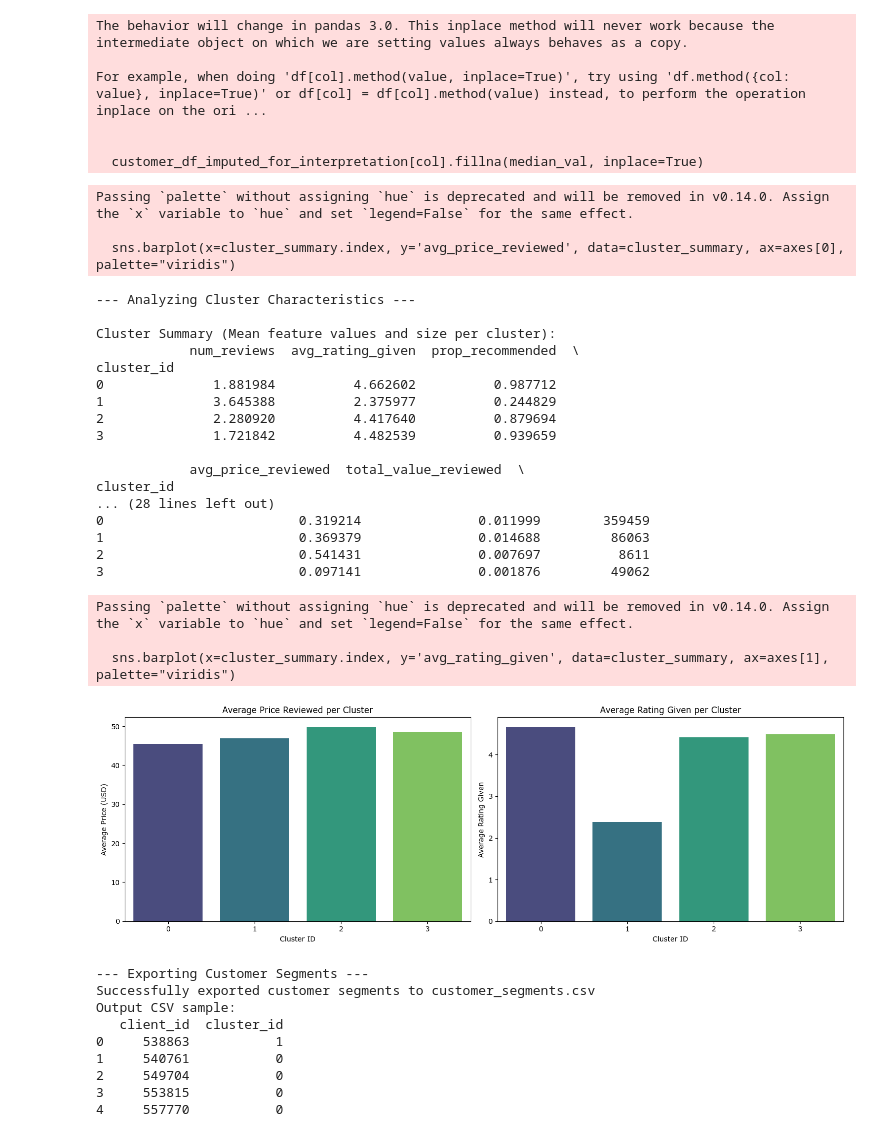
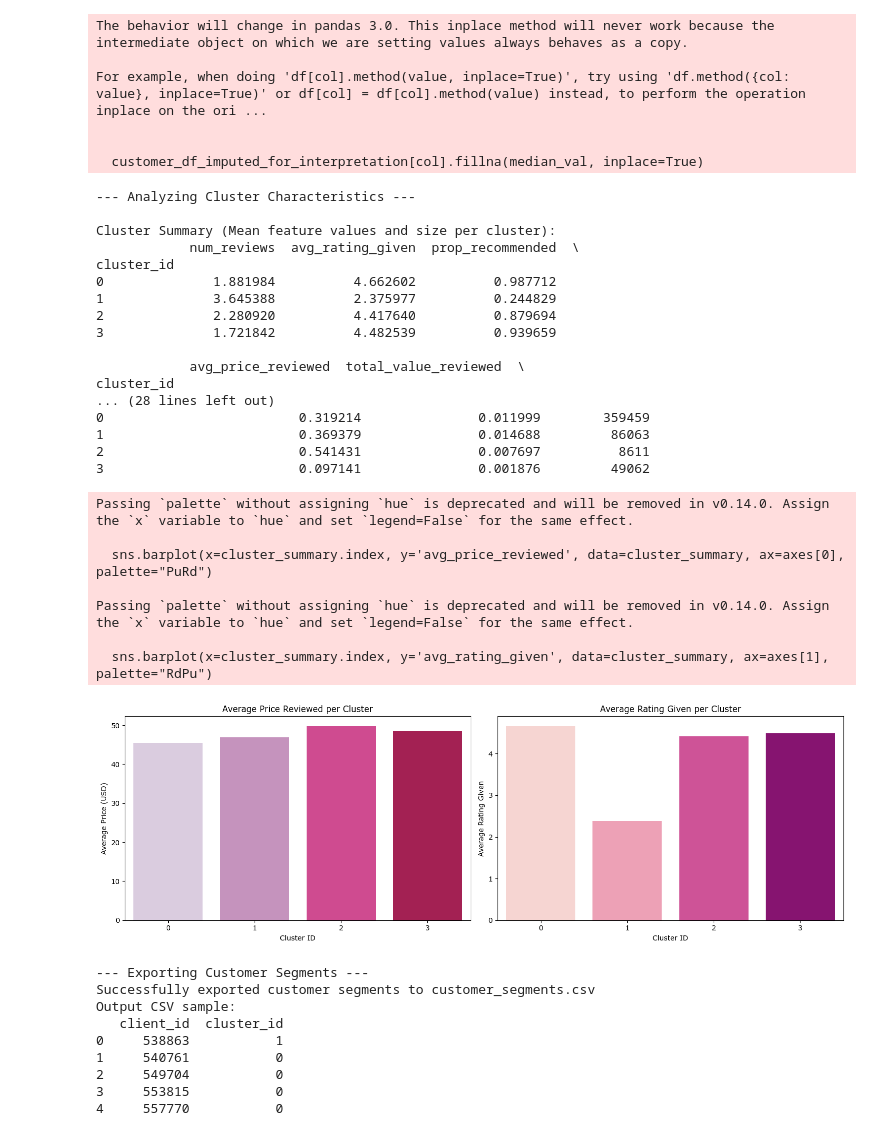
Before and after one commit to mariusprd/sephora-product-analysis, a Jupyter notebook: notebooks/m2.ipynb, the cells around one changed output. Cells and saved outputs as stored; diff of their text form; code cells hidden in the pictures.

Commit message:
impartirea clientilor pe clustere

```diff
--- a/notebooks/m2.ipynb
+++ b/notebooks/m2.ipynb
@@ -428,56 +428,57 @@ else:
     # Calculate mean feature values for each cluster
     cluster_summary = customer_df_final.groupby('cluster_id').mean()
 
     # Also get cluster sizes
     cluster_sizes = customer_df_final['cluster_id'].value_counts().sort_index()
     cluster_summary['cluster_size'] = cluster_sizes
 
     print("\nCluster Summary (Mean feature values and size per cluster):")
     print(cluster_summary)
 
     # Example: Visualize 'avg_price_reviewed' and 'avg_rating_given' per cluster
     if 'avg_price_reviewed' in cluster_summary.columns and 'avg_rating_given' in cluster_summary.columns:
         fig, axes = plt.subplots(1, 2, figsize=(15, 5))
 
-        sns.barplot(x=cluster_summary.index, y='avg_price_reviewed', data=cluster_summary, ax=axes[0], palette="viridis")
+        sns.barplot(x=cluster_summary.index, y='avg_price_reviewed', data=cluster_summary, ax=axes[0], palette="PuRd")
         axes[0].set_title('Average Price Reviewed per Cluster')
         axes[0].set_xlabel('Cluster ID')
         axes[0].set_ylabel('Average Price (USD)')
 
-        sns.barplot(x=cluster_summary.index, y='avg_rating_given', data=cluster_summary, ax=axes[1], palette="viridis")
+        sns.barplot(x=cluster_summary.index, y='avg_rating_given', data=cluster_summary, ax=axes[1], palette="RdPu")
         axes[1].set_title('Average Rating Given per Cluster')
         axes[1].set_xlabel('Cluster ID')
         axes[1].set_ylabel('Average Rating Given')
 
         plt.tight_layout()
         plt.show()
     else:
         print("Note: 'avg_price_reviewed' or 'avg_rating_given' not available for plotting cluster summary.")
 # %% [output]
-Passing `palette` without assigning `hue` is deprecated and will be removed in v0.14.0. Assign the `x` variable to `hue` and set `legend=False` for the same effect.
+--- Analyzing Cluster Characteristics ---
 
-  sns.barplot(x=cluster_summary.index, y='avg_price_reviewed', data=cluster_summary, ax=axes[0], palette="viridis")
+Cluster Summary (Mean feature values and size per cluster):
+            num_reviews  avg_rating_given  prop_recommended  \
+cluster_id
+0              1.881984          4.662602          0.987712
+1              3.645388          2.375977          0.244829
+2              2.280920          4.417640          0.879694
+3              1.721842          4.482539          0.939659
+
+            avg_price_reviewed  total_value_reviewed  \
+cluster_id
+... (28 lines left out)
+0                         0.319214               0.011999        359459
+1                         0.369379               0.014688         86063
+2                         0.541431               0.007697          8611
+3                         0.097141               0.001876         49062
---- Analyzing Cluster Characteristics ---
+Passing `palette` without assigning `hue` is deprecated and will be removed in v0.14.0. Assign the `x` variable to `hue` and set `legend=False` for the same effect.
 
-Cluster Summary (Mean feature values and size per cluster):
-            num_reviews  avg_rating_given  prop_recommended  \
-cluster_id
-0              1.881984          4.662602          0.987712
-1              3.645388          2.375977          0.244829
-2              2.280920          4.417640          0.879694
-3              1.721842          4.482539          0.939659
+  sns.barplot(x=cluster_summary.index, y='avg_price_reviewed', data=cluster_summary, ax=axes[0], palette="PuRd")
 
-            avg_price_reviewed  total_value_reviewed  \
-cluster_id
-... (28 lines left out)
-0                         0.319214               0.011999        359459
-1                         0.369379               0.014688         86063
-2                         0.541431               0.007697          8611
-3                         0.097141               0.001876         49062
+Passing `palette` without assigning `hue` is deprecated and will be removed in v0.14.0. Assign the `x` variable to `hue` and set `legend=False` for the same effect.
+
+  sns.barplot(x=cluster_summary.index, y='avg_rating_given', data=cluster_summary, ax=axes[1], palette="RdPu")
-Passing `palette` without assigning `hue` is deprecated and will be removed in v0.14.0. Assign the `x` variable to `hue` and set `legend=False` for the same effect.
-
-  sns.barplot(x=cluster_summary.index, y='avg_rating_given', data=cluster_summary, ax=axes[1], palette="viridis")
-[figure, old version]
+[figure, new version]
 # %%
 if 'customer_df_final' not in locals() or customer_df_final.empty or 'cluster_id' not in customer_df_final.columns:
     print("Clustering was not performed or 'cluster_id' is missing. Skipping export of segments.")
```
